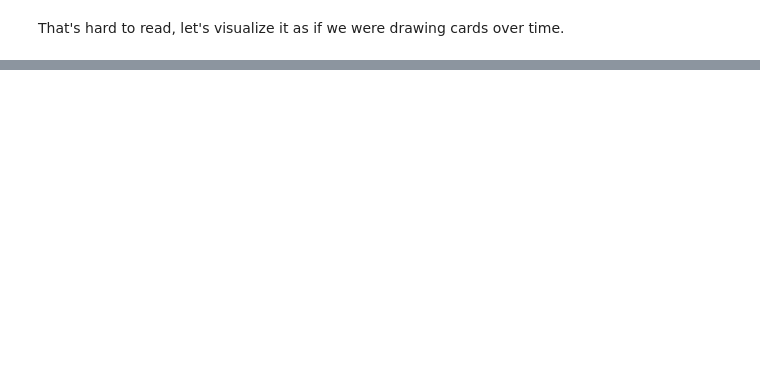
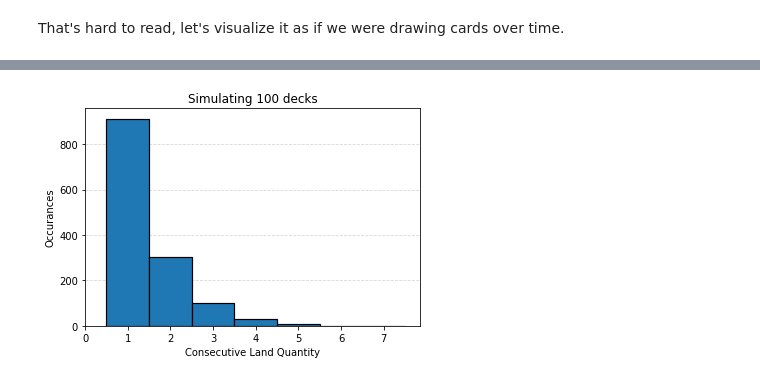
Before and after one commit to mitch-karch/statParty, a Jupyter notebook: MTGA and Card Shuffling.ipynb, the cells around one changed output, grey strips where cells are left out. Saved outputs shown, nothing was run; the diff lists cells and outputs as text; code cells hidden in the pictures; blank space fills up the shorter version.

Commit message:
Added deck draw simulation

```diff
--- a/MTGA and Card Shuffling.ipynb
+++ b/MTGA and Card Shuffling.ipynb
@@ -172,0 +198,42 @@ generateGraph(boolean_deck)
+# %%
+def generateSingleDeck(deckSize, landCount):
+    return np.arange(deckSize) < landCount
+# %%
+def multipleDeckCounts(deckToShuffle, timesToShuffle, consecutiveLimit=1, verbose=False):
+    countList = []
+    for i in range(timesToShuffle):
+        shuffleDeck(deckToShuffle)
+        countList.append(count_consecutive(deckToShuffle, consecutiveLimit))
+    flattened_list  = list(itertools.chain(*countList))
+
+    if verbose:
+        unique, counts = np.unique(flattened_list, return_counts=True)
+        print(dict(zip(unique, counts)))
+
+    return flattened_list
+# %%
+def histograms(given_list, amountAttempted):
+    plt.grid(True,alpha=0.5, linestyle='--', zorder=0, axis='y')
+
+
+    data = np.array(given_list)
+    d = np.diff(np.unique(given_list)).min()
+    left_of_first_bin = data.min() - float(d)/2
+    right_of_last_bin = data.max() + float(d)/2
+
+    plt.hist(data, np.arange(left_of_first_bin, right_of_last_bin + d, d), edgecolor='black', linewidth=1.2, zorder=3)
+
+    plt.title('Simulating '+ str(amountAttempted) + ' decks')
+    plt.xlabel('Consecutive Land Quantity')
+    plt.ylabel('Occurances')
+    plt.xticks(range(int(left_of_first_bin),int(right_of_last_bin)+1))
+
+    plt.show()
+# %%
+sample_deck = generateSingleDeck(60,20)
+
+timesToTry = 100
+generatedCounts = multipleDeckCounts(sample_deck, timesToTry, 0)
+histograms(generatedCounts, timesToTry)
+# %% [output]
+[figure, added]
```
Also changed, not shown: parts of 11 cells of this notebook.
